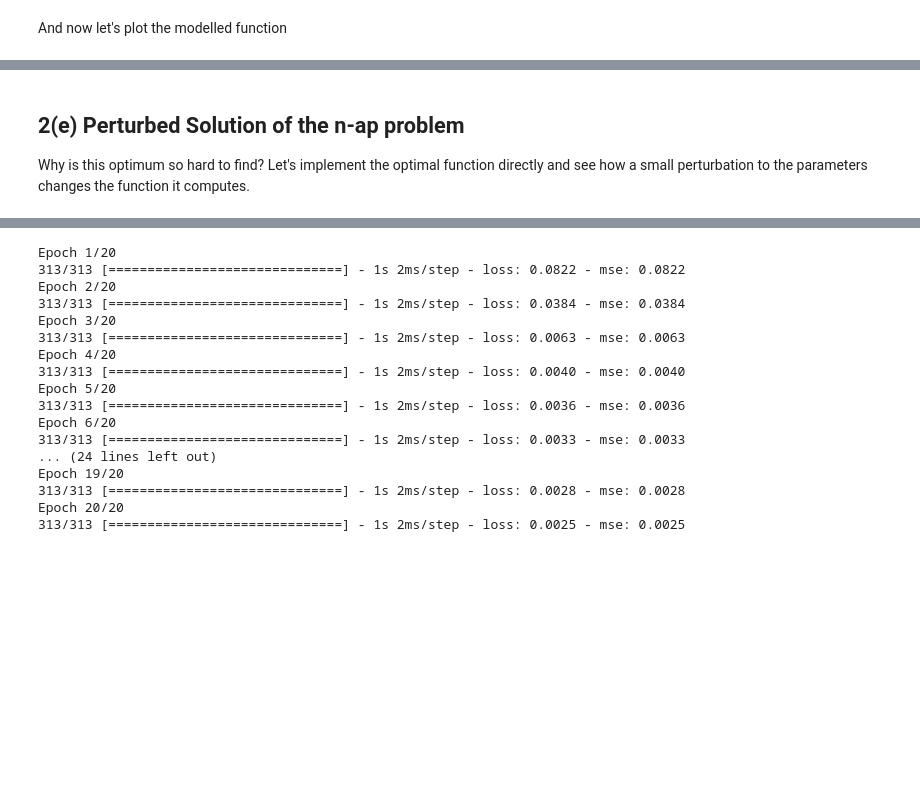
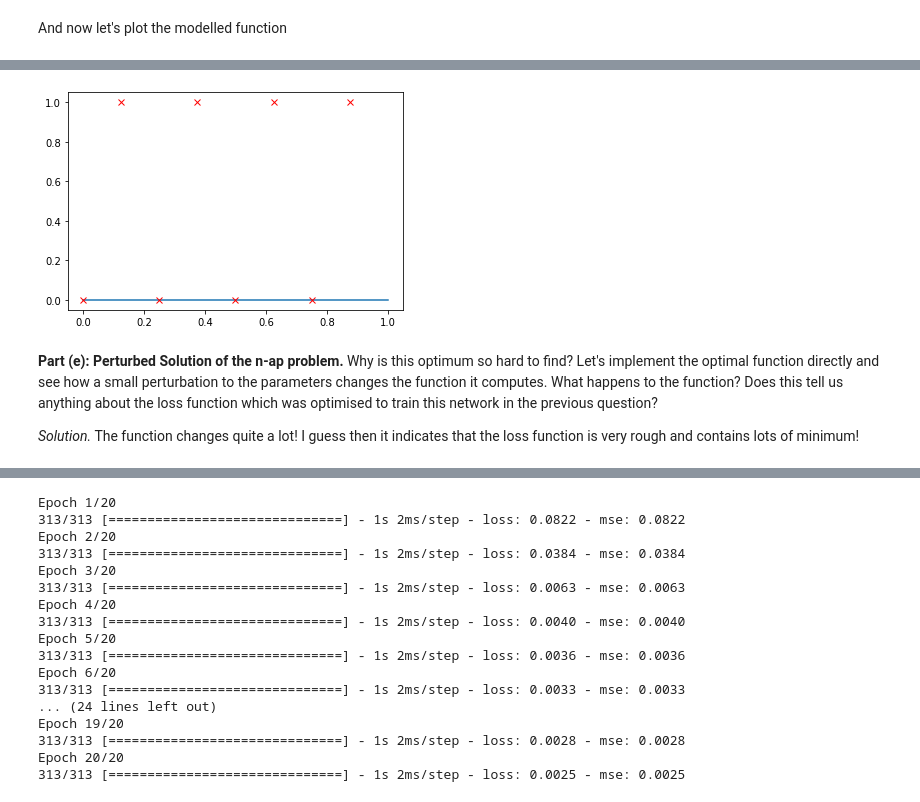
Before and after one commit to Samuel-CHLam/Oxford_Taught_Deep_Learning, a Jupyter notebook: Theory_of_Deep_Learning_MT2022_PS1.ipynb, the cells around one changed output, grey strips where cells are left out. Drawn from its saved outputs; the diff is of its cells as text; code cells hidden in the pictures; blank space fills up the shorter version.

```diff
--- a/Theory_of_Deep_Learning_MT2022_PS1.ipynb
+++ b/Theory_of_Deep_Learning_MT2022_PS1.ipynb
@@ -330,6 +325,7 @@ Build the net in the case with $n=2^K, K=3$ and check if it converges.
 import numpy as np
 from keras.models import Sequential
 from keras.layers import Dense, Dropout
+from keras import Input
 
 # Generate data
 X = np.array([[0],
@@ -345,16 +341,23 @@ x_train = X
 y_train = y
 
 # Build a model
-# ...
+model = Sequential()
+model.add(Input(shape=(1)))
+model.add(Dense(2, activation="relu"))
+model.add(Dense(2, activation="relu"))
+model.add(Dense(2, activation="relu"))
+model.add(Dense(2, activation="relu"))
+model.add(Dense(2, activation="relu"))
+model.add(Dense(2, activation="relu"))
 
 model.compile(loss='binary_crossentropy', optimizer='adam', metrics=['accuracy'])
 
 # Train the model
-# ...
+model.fit(x_train, y_train, epochs=5)
 
 scores = model.evaluate(X, y)
 print("\n%s: %.2f%%" % (model.metrics_names[1], scores[1]*100))
 
-ynew = model.predict_classes(x_train)
+ynew = model.predict(x_train)
 for i in range(len(x_train)):
 	print("Y=%s, Predicted=%s" % (y_train[i], ynew[i]))
@@ -364,10 +385,11 @@ And now let's plot the modelled function
 import matplotlib.pyplot as plt
 
 def plot_model(nn,x,y):
-  xx = np.linspace(0,1,10000)
-  yy = nn.predict(xx)
+  xx = np.linspace(0,1,1000).reshape(-1,1) # replaced with 10000
+  yy = np.argmax(nn.predict(xx), axis=1)
   fig = plt.figure()
   plt.plot(xx,yy)
-  plt.plot(x,y, 'rx')
+  plt.plot(x,y,'rx')
 
 plot_model(model, x_train, y_train)
+# %% [output]
@@ -374,7 +397,8 @@ plot_model(model, x_train, y_train)
+[figure, added]
 # %% [markdown]
-## 2(e) Perturbed Solution of the n-ap problem
+**Part (e): Perturbed Solution of the n-ap problem.** Why is this optimum so hard to find? Let's implement the optimal function directly and see how a small perturbation to the parameters changes the function it computes. What happens to the function? Does this tell us anything about the loss function which was optimised to train this network in the previous question?
 
-Why is this optimum so hard to find? Let's implement the optimal function directly and see how a small perturbation to the parameters changes the function it computes.
+*Solution.* The function changes quite a lot! I guess then it indicates that the loss function is very rough and contains lots of minimum!
 # %%
 # Fill in the weights and bias vactors given the optimal function to be composed, given in question 1b
 
```
Also changed, not shown: parts of 10 cells of this notebook.
